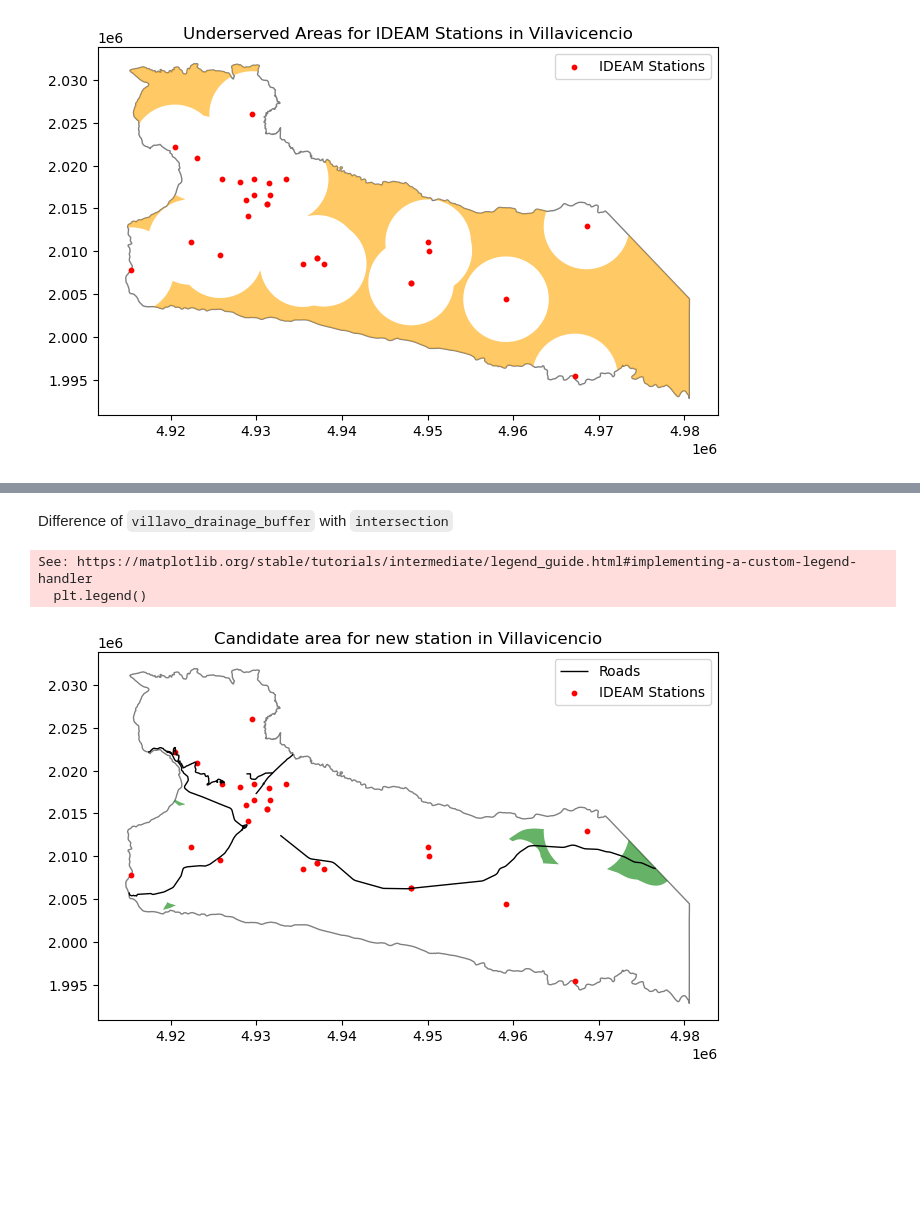
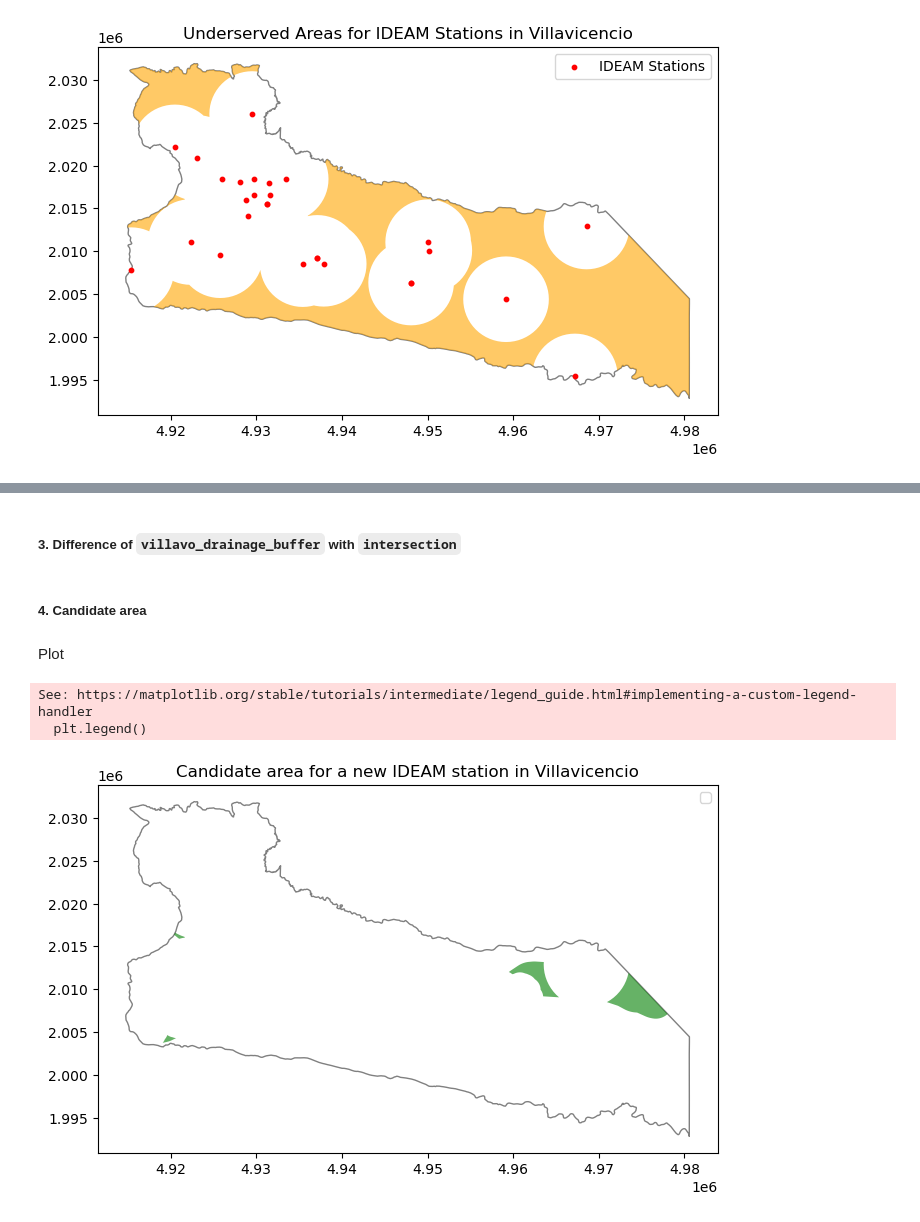
Before and after one commit to aliciaarevalor/PS, a Jupyter notebook: Workshop2_PS_AliciaArevaloRobinson.ipynb, the cells around one changed output, grey strips where cells are left out. Cells and saved outputs as stored; diff of their text form; code cells hidden in the pictures; blank space fills up the shorter version.

Commit message:
Candidate area

```diff
--- a/Workshop2_PS_AliciaArevaloRobinson.ipynb
+++ b/Workshop2_PS_AliciaArevaloRobinson.ipynb
@@ -180,3 +156,3 @@ Select departments from Orinoquia Region
 # %%
-ori=departments_with_name[departments_with_name["Departamento"].isin(["Arauca", "Casanare", "Vichada", "Meta"])].copy()
+ori=departments_with_name[departments_with_name["Departamento"].isin(["Arauca", "Casanare", "Vichada", "Meta"])]
 # %% [markdown]
@@ -691,27 +549,22 @@ Intersection of `villavo_roads_buffer` with `underserved`
 # %%
 intersection = underserved.intersection(villavo_roads_buffer.unary_union)
 # %% [markdown]
-Difference of `villavo_drainage_buffer` with `intersection`
+##### 3. Difference of `villavo_drainage_buffer` with `intersection`
 # %%
 candidate_area = intersection.geometry.difference(villavo_drainage_buffer, align=False)
+# %% [markdown]
+##### 4. Candidate area
+# %% [markdown]
+Plot
 # %%
-ax = villavo_muni.plot(color="none", edgecolor="grey", figsize=(8, 8), label="Villavicencio Boundary")
+ax = villavo_muni.plot(color="none", edgecolor="grey", figsize=(8, 8))
 
 candidate_area.plot(ax=ax, color="green", alpha=0.6, label="Underserved Area")
-villavo_roads.plot(ax=ax, color="black", linewidth=1, label="Roads")
-villavo_stations.plot(ax=ax, color='red', markersize=10, label='IDEAM Stations')
-#villavo_stations.plot(ax=ax, color='red', markersize=10, label='IDEAM Stations')
 
-#intersection.plot(ax=ax, color="orange", alpha=0.6, label="Underserved Area")
-
-#villavo_drainage_buffer.plot(ax=ax, color="lightblue", alpha=0.6)
-#villavo_drainage.plot(ax=ax, color="steelblue", linewidth=0.8, label='Drainage Network')
-
-
-plt.title("Candidate area for new station in Villavicencio")
+plt.title("Candidate area for a new IDEAM station in Villavicencio")
 plt.legend()
 plt.show()
 # %% [output]
 See: https://matplotlib.org/stable/tutorials/intermediate/legend_guide.html#implementing-a-custom-legend-handler
   plt.legend()
-[figure, old version]
+[figure, new version]
```
Also changed, not shown: parts of 56 cells of this notebook.
